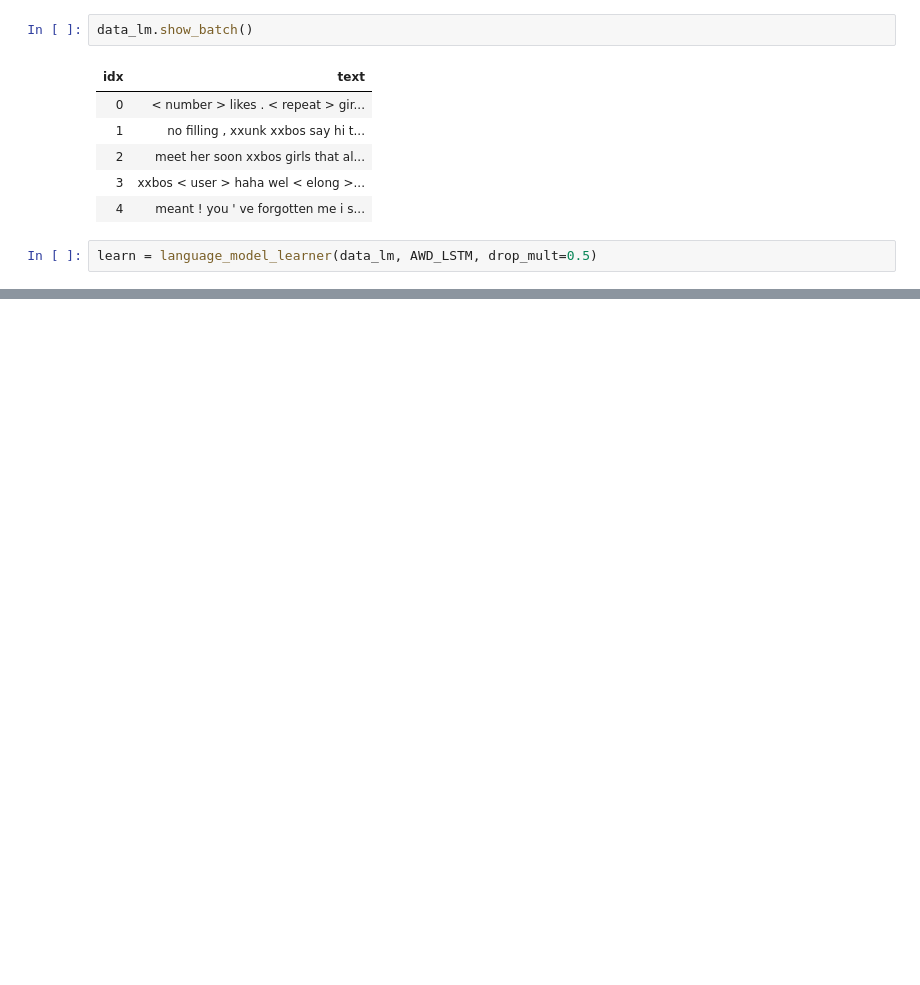
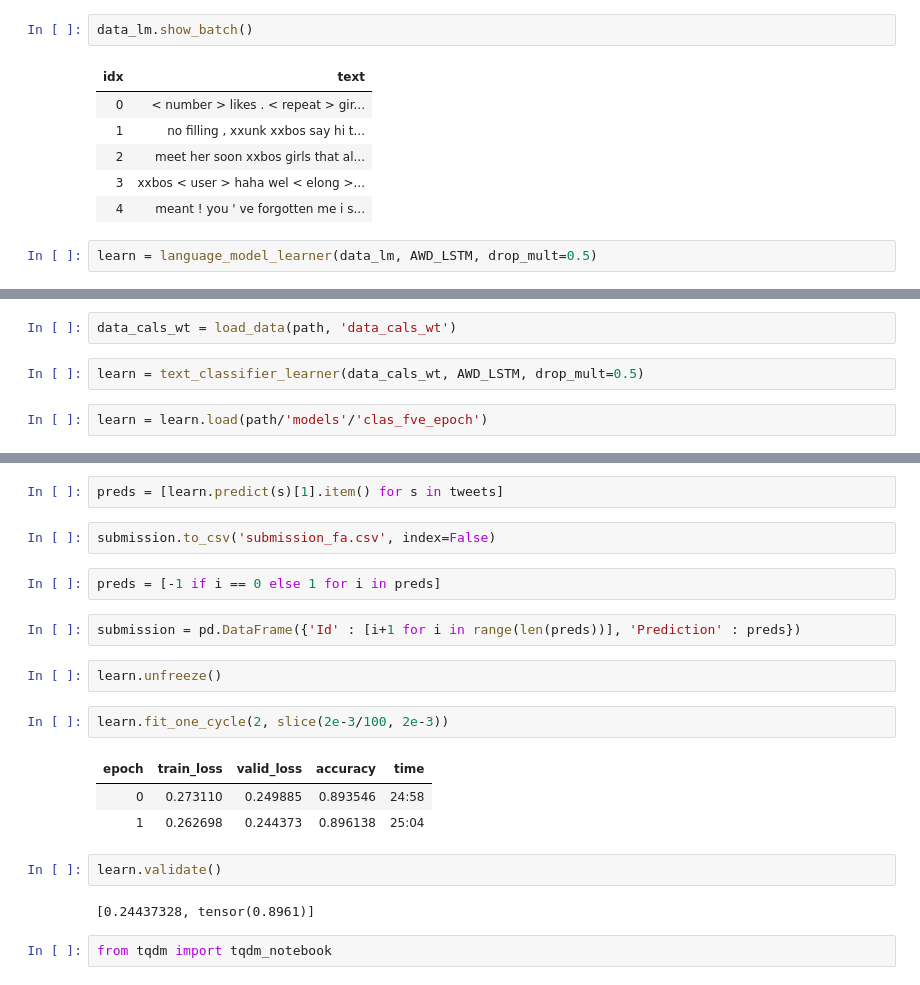
Before and after one commit to amaudruz/NLP_satl, a Jupyter notebook: simple_fastai_impl.ipynb, the cells around one changed output, grey strips where cells are left out. Drawn from its saved outputs; the diff is of its cells as text; blank space fills up the shorter version.

```diff
--- a/simple_fastai_impl.ipynb
+++ b/simple_fastai_impl.ipynb
@@ -235,0 +363,6 @@ KeyboardInterrupt:
+# %%
+data_cals_wt = load_data(path, 'data_cals_wt')
+# %%
+learn = text_classifier_learner(data_cals_wt, AWD_LSTM, drop_mult=0.5)
+# %%
+learn = learn.load(path/'models'/'clas_fve_epoch')
@@ -235,0 +394,22 @@ KeyboardInterrupt:
+# %%
+preds = [learn.predict(s)[1].item() for s in tweets]
+# %%
+submission.to_csv('submission_fa.csv', index=False)
+# %%
+preds = [-1 if i == 0 else 1 for i in preds]
+# %%
+submission = pd.DataFrame({'Id' : [i+1 for i in range(len(preds))], 'Prediction' : preds})
+# %%
+learn.unfreeze()
+# %%
+learn.fit_one_cycle(2, slice(2e-3/100, 2e-3))
+# %% [output]
+| epoch | train_loss | valid_loss | accuracy | time |
+| 0 | 0.273110 | 0.249885 | 0.893546 | 24:58 |
+| 1 | 0.262698 | 0.244373 | 0.896138 | 25:04 |
+# %%
+learn.validate()
+# %% [output]
+[0.24437328, tensor(0.8961)]
+# %%
+from tqdm import tqdm_notebook
```
Also changed, not shown: parts of 107 cells of this notebook, 30 other files.
